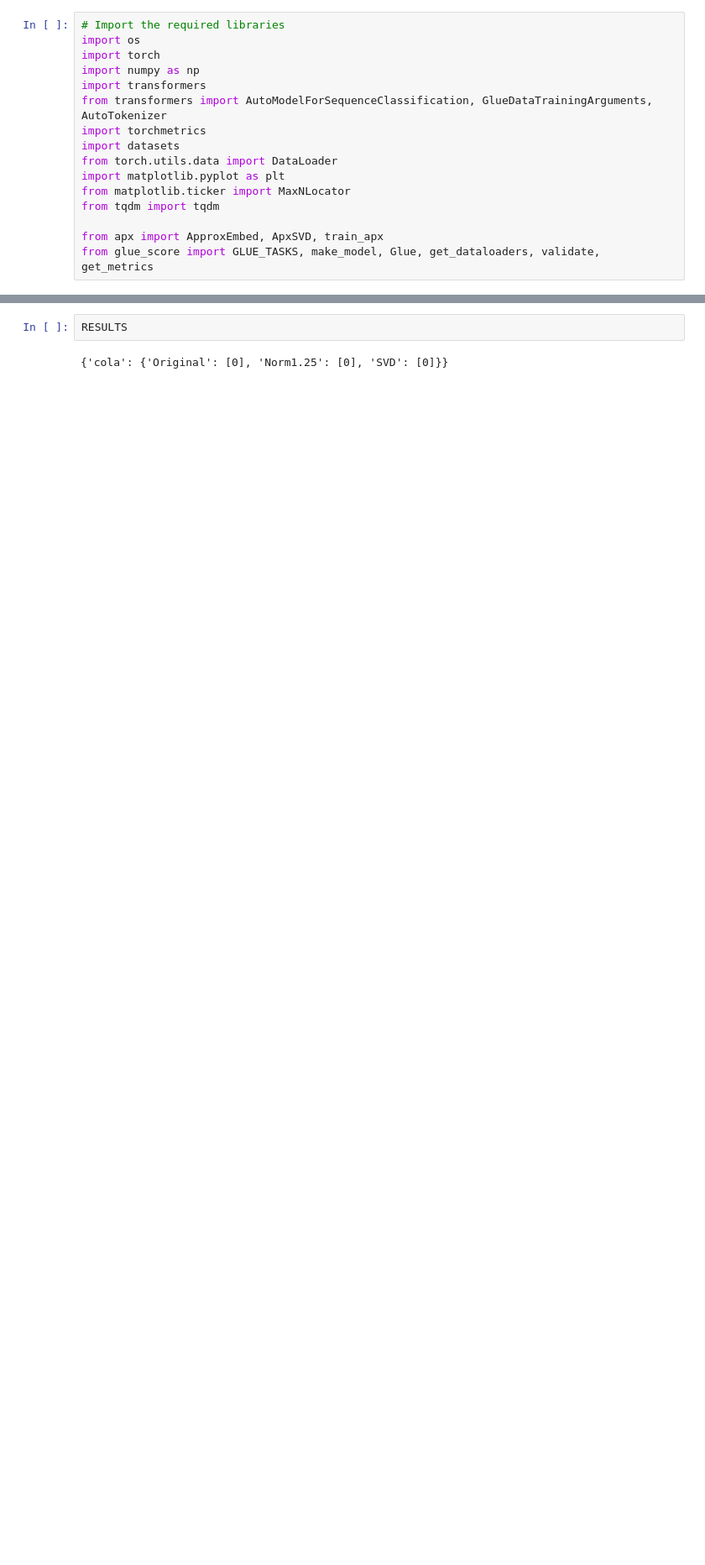
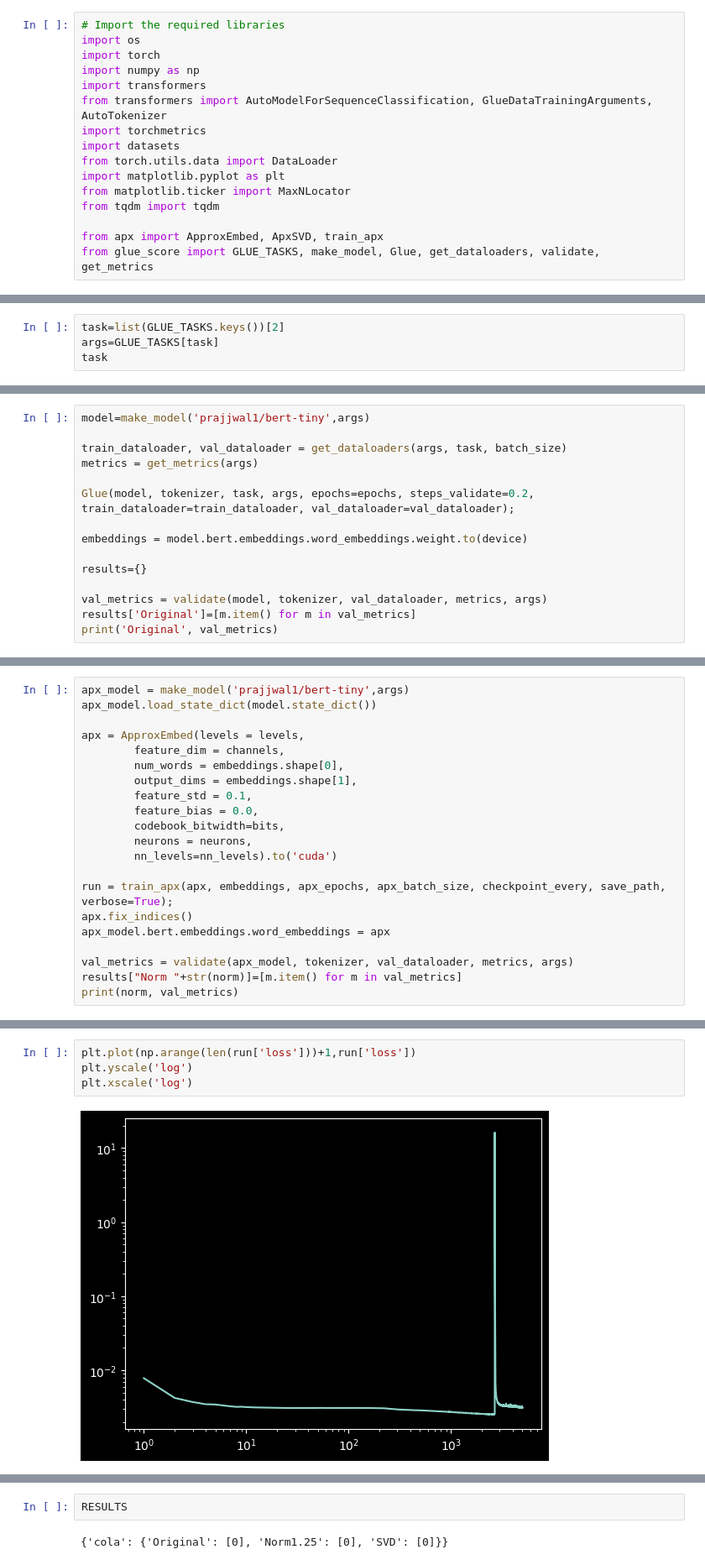
Before and after one commit to samuele-bortolato/CodeBookEmbeddings, a Jupyter notebook: GLUE_no_retrain.ipynb, the cells around one changed output, grey strips where cells are left out. Shown at 84% size. Cells and saved outputs as stored; diff of their text form; blank space fills up the shorter version.

```diff
--- a/GLUE_no_retrain.ipynb
+++ b/GLUE_no_retrain.ipynb
@@ -36,3 +36,7 @@ checkpoint_every=100
 save_path = 'results/compression_finetuned/'
 
 norms = [1,1.25,1.5,1.75,2]
+# %%
+task=list(GLUE_TASKS.keys())[2]
+args=GLUE_TASKS[task]
+task
@@ -38,0 +45,15 @@ norms = [1,1.25,1.5,1.75,2]
+# %%
+model=make_model('prajjwal1/bert-tiny',args)
+
+train_dataloader, val_dataloader = get_dataloaders(args, task, batch_size)
+metrics = get_metrics(args)
+
+Glue(model, tokenizer, task, args, epochs=epochs, steps_validate=0.2, train_dataloader=train_dataloader, val_dataloader=val_dataloader);
+
+embeddings = model.bert.embeddings.word_embeddings.weight.to(device)
+
+results={}
+
+val_metrics = validate(model, tokenizer, val_dataloader, metrics, args)
+results['Original']=[m.item() for m in val_metrics]
+print('Original', val_metrics)
@@ -38,0 +66,21 @@ norms = [1,1.25,1.5,1.75,2]
+# %%
+apx_model = make_model('prajjwal1/bert-tiny',args)
+apx_model.load_state_dict(model.state_dict())
+
+apx = ApproxEmbed(levels = levels,
+        feature_dim = channels,
+        num_words = embeddings.shape[0],
+        output_dims = embeddings.shape[1],
+        feature_std = 0.1,
+        feature_bias = 0.0,
+        codebook_bitwidth=bits,
+        neurons = neurons,
+        nn_levels=nn_levels).to('cuda')
+
+run = train_apx(apx, embeddings, apx_epochs, apx_batch_size, checkpoint_every, save_path, verbose=True);
+apx.fix_indices()
+apx_model.bert.embeddings.word_embeddings = apx
+
+val_metrics = validate(apx_model, tokenizer, val_dataloader, metrics, args)
+results["Norm "+str(norm)]=[m.item() for m in val_metrics]
+print(norm, val_metrics)
@@ -38,0 +90,6 @@ norms = [1,1.25,1.5,1.75,2]
+# %%
+plt.plot(np.arange(len(run['loss']))+1,run['loss'])
+plt.yscale('log')
+plt.xscale('log')
+# %% [output]
+[figure, added]
```
Also changed, not shown: parts of 9 cells of this notebook, 20 other files.
